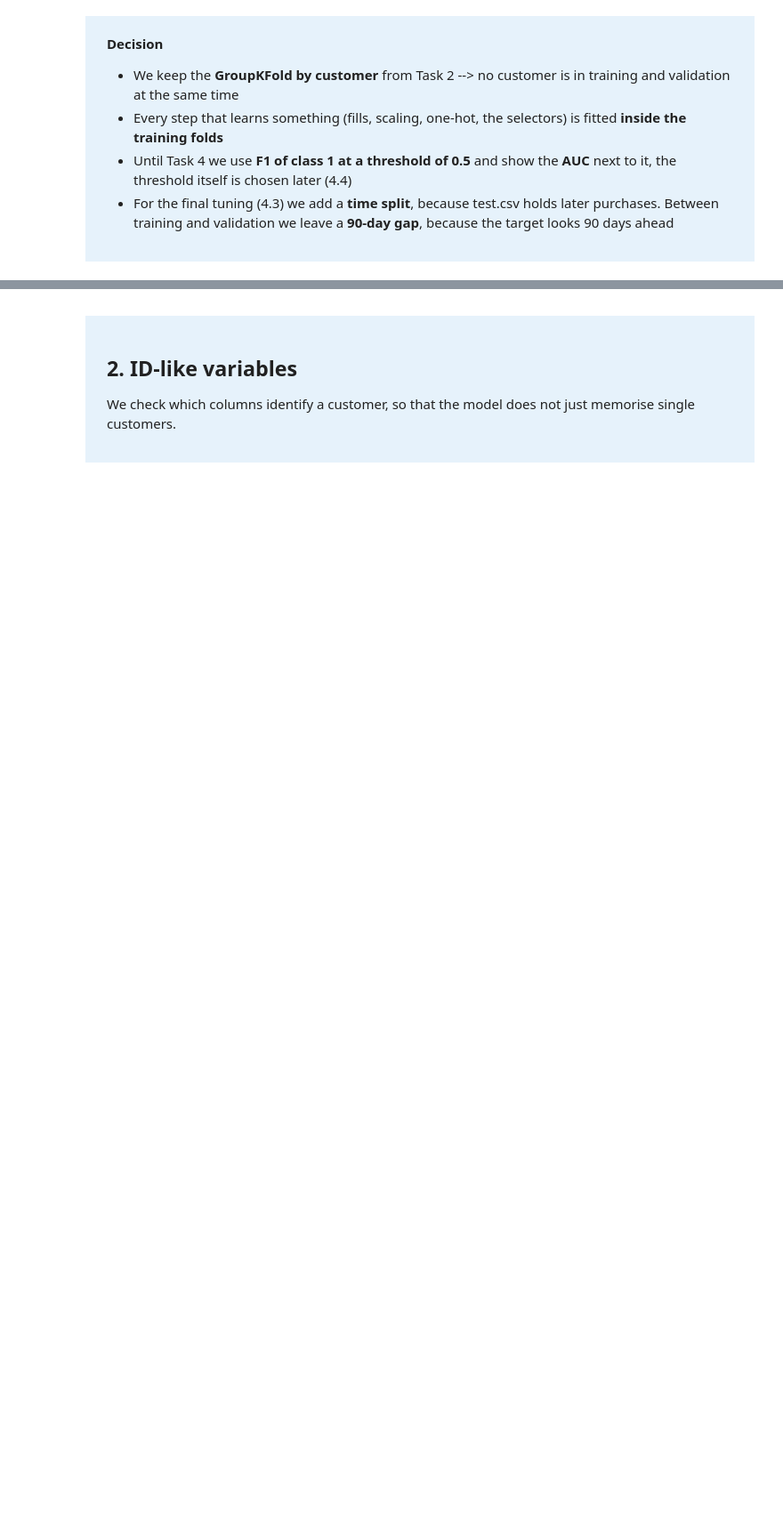
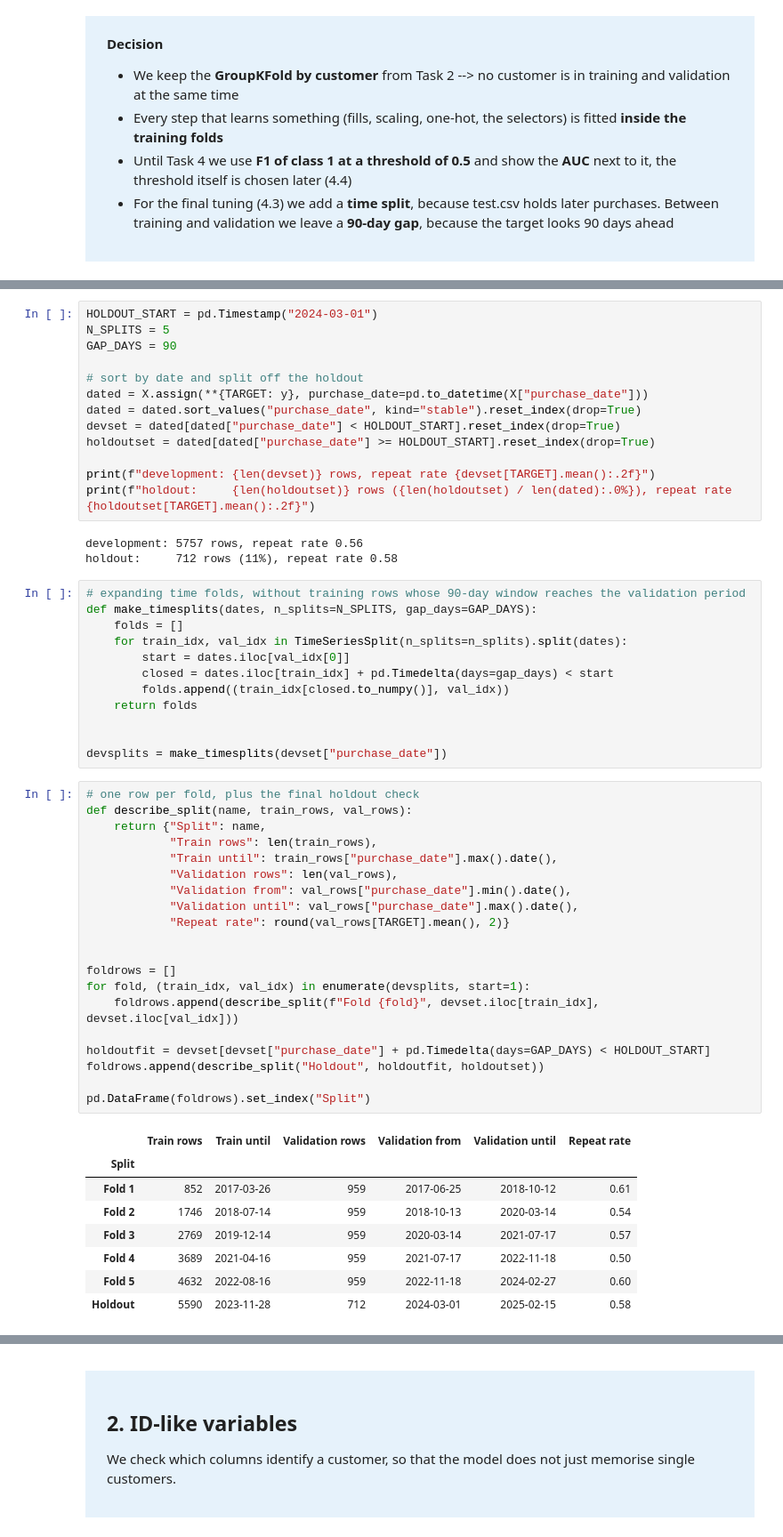
Before and after one commit to kilirhr/machine-learning-group-30-homework, a Jupyter notebook: Homework_Group30_task3and4_final.ipynb, the cells around one changed output, grey strips where cells are left out. Shown at 89% size. Cells and saved outputs as stored; diff of their text form; blank space fills up the shorter version.

```diff
--- a/Homework_Group30_task3and4_final.ipynb
+++ b/Homework_Group30_task3and4_final.ipynb
@@ -144,0 +159,57 @@ def paired(scores, reference):
+# %%
+HOLDOUT_START = pd.Timestamp("2024-03-01")
+N_SPLITS = 5
+GAP_DAYS = 90
+
+# sort by date and split off the holdout
+dated = X.assign(**{TARGET: y}, purchase_date=pd.to_datetime(X["purchase_date"]))
+dated = dated.sort_values("purchase_date", kind="stable").reset_index(drop=True)
+devset = dated[dated["purchase_date"] < HOLDOUT_START].reset_index(drop=True)
+holdoutset = dated[dated["purchase_date"] >= HOLDOUT_START].reset_index(drop=True)
+
+print(f"development: {len(devset)} rows, repeat rate {devset[TARGET].mean():.2f}")
+print(f"holdout:     {len(holdoutset)} rows ({len(holdoutset) / len(dated):.0%}), repeat rate {holdoutset[TARGET].mean():.2f}")
+# %% [output]
+development: 5757 rows, repeat rate 0.56
+holdout:     712 rows (11%), repeat rate 0.58
+# %%
+# expanding time folds, without training rows whose 90-day window reaches the validation period
+def make_timesplits(dates, n_splits=N_SPLITS, gap_days=GAP_DAYS):
+    folds = []
+    for train_idx, val_idx in TimeSeriesSplit(n_splits=n_splits).split(dates):
+        start = dates.iloc[val_idx[0]]
+        closed = dates.iloc[train_idx] + pd.Timedelta(days=gap_days) < start
+        folds.append((train_idx[closed.to_numpy()], val_idx))
+    return folds
+
+
+devsplits = make_timesplits(devset["purchase_date"])
+# %%
+# one row per fold, plus the final holdout check
+def describe_split(name, train_rows, val_rows):
+    return {"Split": name,
+            "Train rows": len(train_rows),
+            "Train until": train_rows["purchase_date"].max().date(),
+            "Validation rows": len(val_rows),
+            "Validation from": val_rows["purchase_date"].min().date(),
+            "Validation until": val_rows["purchase_date"].max().date(),
+            "Repeat rate": round(val_rows[TARGET].mean(), 2)}
+
+
+foldrows = []
+for fold, (train_idx, val_idx) in enumerate(devsplits, start=1):
+    foldrows.append(describe_split(f"Fold {fold}", devset.iloc[train_idx], devset.iloc[val_idx]))
+
+holdoutfit = devset[devset["purchase_date"] + pd.Timedelta(days=GAP_DAYS) < HOLDOUT_START]
+foldrows.append(describe_split("Holdout", holdoutfit, holdoutset))
+
+pd.DataFrame(foldrows).set_index("Split")
+# %% [output]
+|  | Train rows | Train until | Validation rows | Validation from | Validation until | Repeat rate |
+| Split |  |  |  |  |  |  |
+| Fold 1 | 852 | 2017-03-26 | 959 | 2017-06-25 | 2018-10-12 | 0.61 |
+| Fold 2 | 1746 | 2018-07-14 | 959 | 2018-10-13 | 2020-03-14 | 0.54 |
+| Fold 3 | 2769 | 2019-12-14 | 959 | 2020-03-14 | 2021-07-17 | 0.57 |
+| Fold 4 | 3689 | 2021-04-16 | 959 | 2021-07-17 | 2022-11-18 | 0.50 |
+| Fold 5 | 4632 | 2022-08-16 | 959 | 2022-11-18 | 2024-02-27 | 0.60 |
+| Holdout | 5590 | 2023-11-28 | 712 | 2024-03-01 | 2025-02-15 | 0.58 |
```
Also changed, not shown: parts of 5 cells of this notebook, 1 other file.
